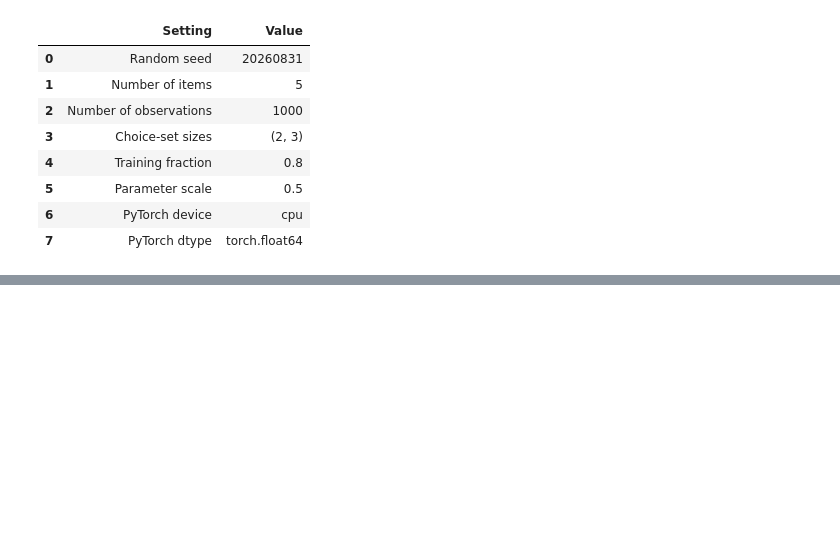
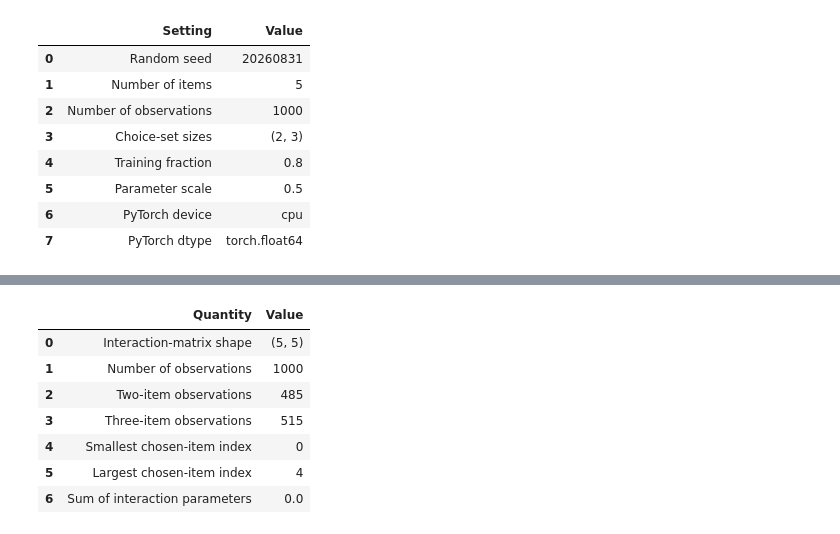
Before and after one commit to rbhdsks/Learning-from-Comparison-Data-Master-Thesis-Project-, a Jupyter notebook: notebooks/experiments/Context_Dependent_Model/02_CDM-BTL.ipynb, the cells around one changed output, grey strips where cells are left out. Drawn from its saved outputs; the diff is of its cells as text; code cells hidden in the pictures; blank space fills up the shorter version.

```diff
--- a/notebooks/experiments/Context_Dependent_Model/02_CDM-BTL.ipynb
+++ b/notebooks/experiments/Context_Dependent_Model/02_CDM-BTL.ipynb
@@ -71,0 +176,49 @@ experiment_settings
+# %%
+# Summarise the generated interaction matrix and choice observations.
+
+choice_set_size_counts = pd.Series(
+    [
+        len(choice_set)
+        for _, choice_set in choice_observations
+    ]
+).value_counts()
+
+generation_summary = pd.DataFrame(
+    {
+        "Quantity": [
+            "Interaction-matrix shape",
+            "Number of observations",
+            "Two-item observations",
+            "Three-item observations",
+            "Smallest chosen-item index",
+            "Largest chosen-item index",
+            "Sum of interaction parameters",
+        ],
+        "Value": [
+            tuple(true_interactions.shape),
+            len(choice_observations),
+            int(choice_set_size_counts.get(2, 0)),
+            int(choice_set_size_counts.get(3, 0)),
+            min(
+                chosen_item
+                for chosen_item, _ in choice_observations
+            ),
+            max(
+                chosen_item
+                for chosen_item, _ in choice_observations
+            ),
+            true_interactions.sum().item(),
+        ],
+    }
+)
+
+generation_summary
+# %% [output]
+|  | Quantity | Value |
+| 0 | Interaction-matrix shape | (5, 5) |
+| 1 | Number of observations | 1000 |
+| 2 | Two-item observations | 485 |
+| 3 | Three-item observations | 515 |
+| 4 | Smallest chosen-item index | 0 |
+| 5 | Largest chosen-item index | 4 |
+| 6 | Sum of interaction parameters | 0.0 |
```
Also changed, not shown: parts of 18 cells of this notebook.
